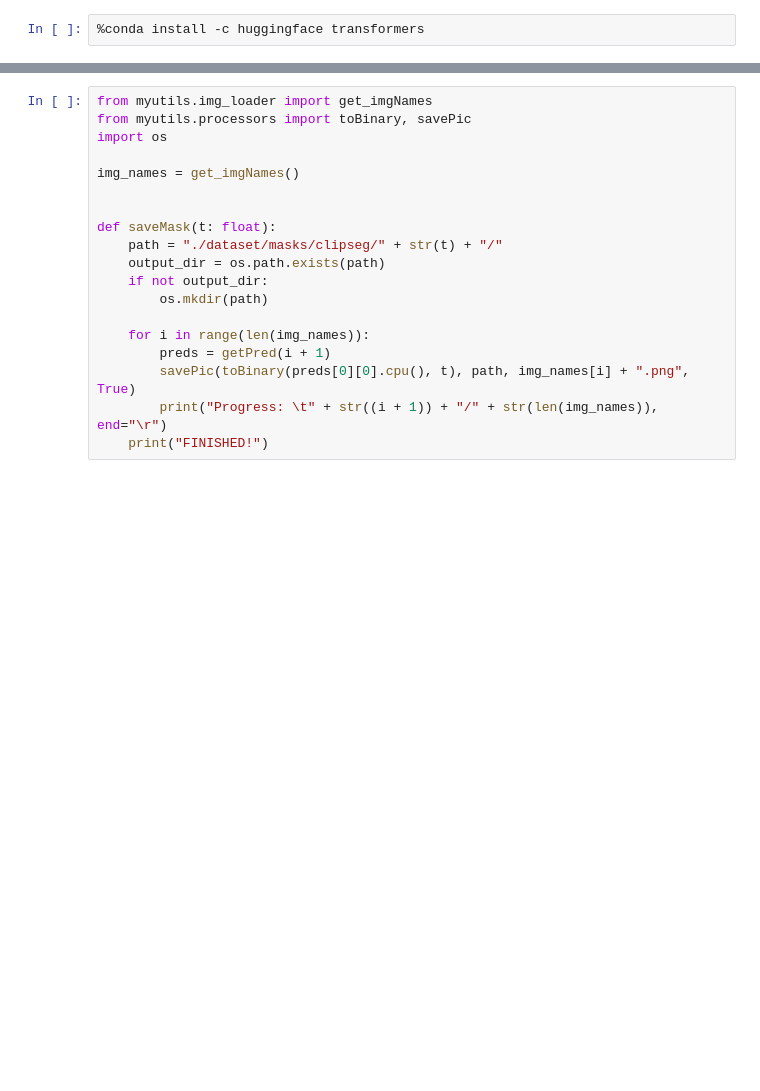
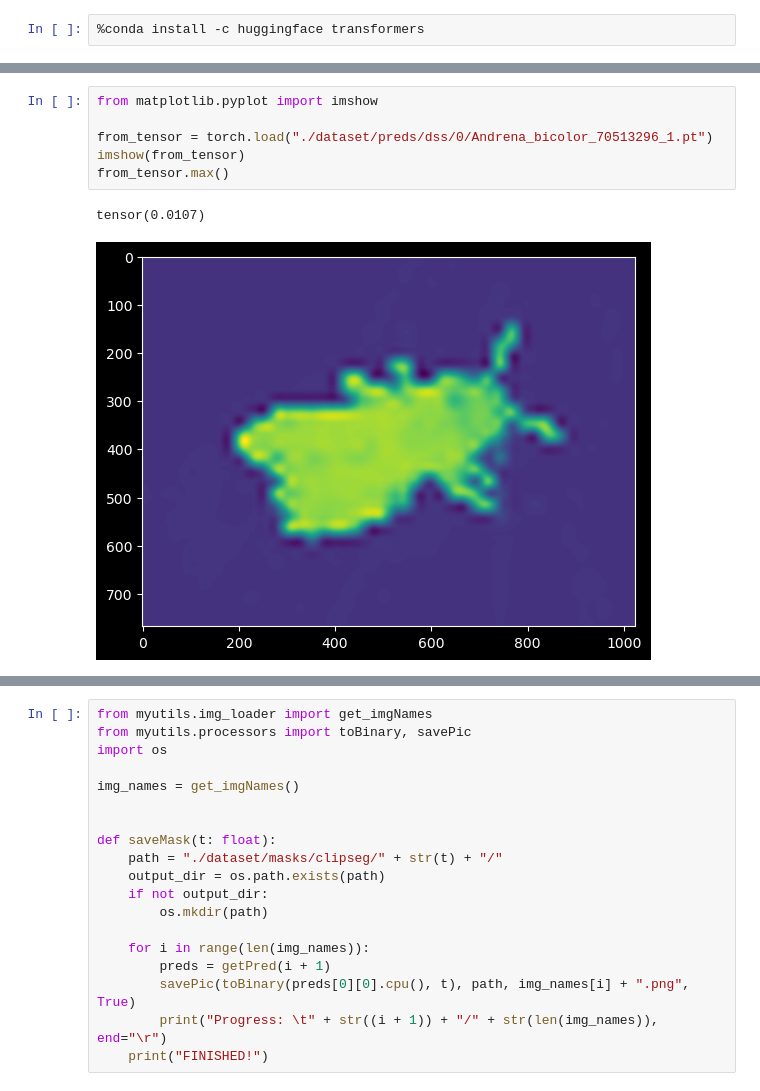
Before and after one commit to lwfld/reProj, a Jupyter notebook: clipseg_2.ipynb, the cells around one changed output, grey strips where cells are left out. Cells and saved outputs as stored; diff of their text form; blank space fills up the shorter version.

```diff
--- a/clipseg_2.ipynb
+++ b/clipseg_2.ipynb
@@ -91,0 +105,9 @@ ax[1][0].text(0, -15, "Ground Truth")
+# %%
+from matplotlib.pyplot import imshow
+
+from_tensor = torch.load("./dataset/preds/dss/0/Andrena_bicolor_70513296_1.pt")
+imshow(from_tensor)
+from_tensor.max()
+# %% [output]
+tensor(0.0107)
+[figure, added]
```
Also changed, not shown: parts of 16 cells of this notebook, 14 other files.
